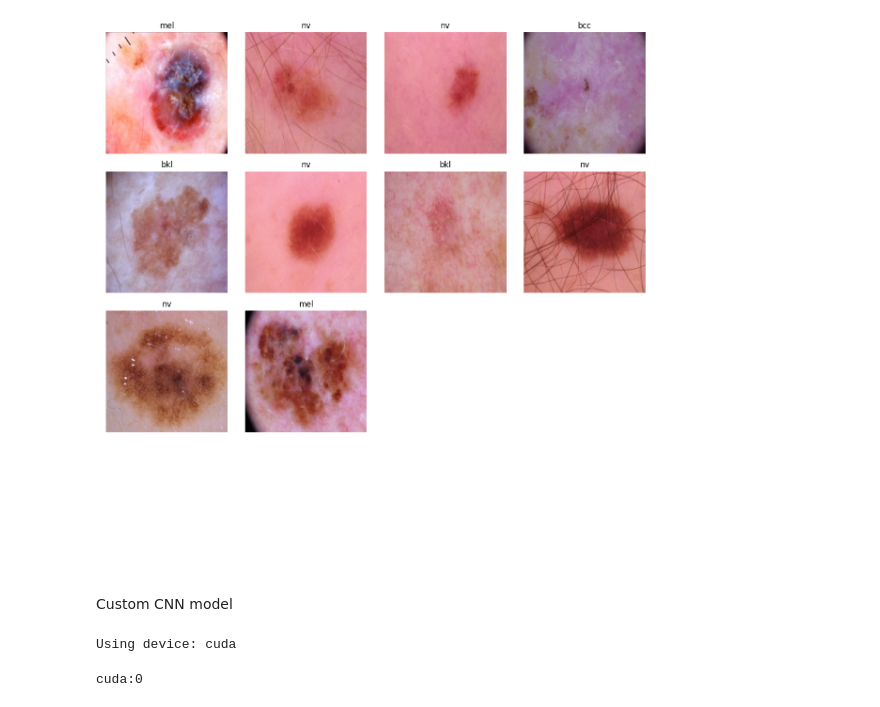
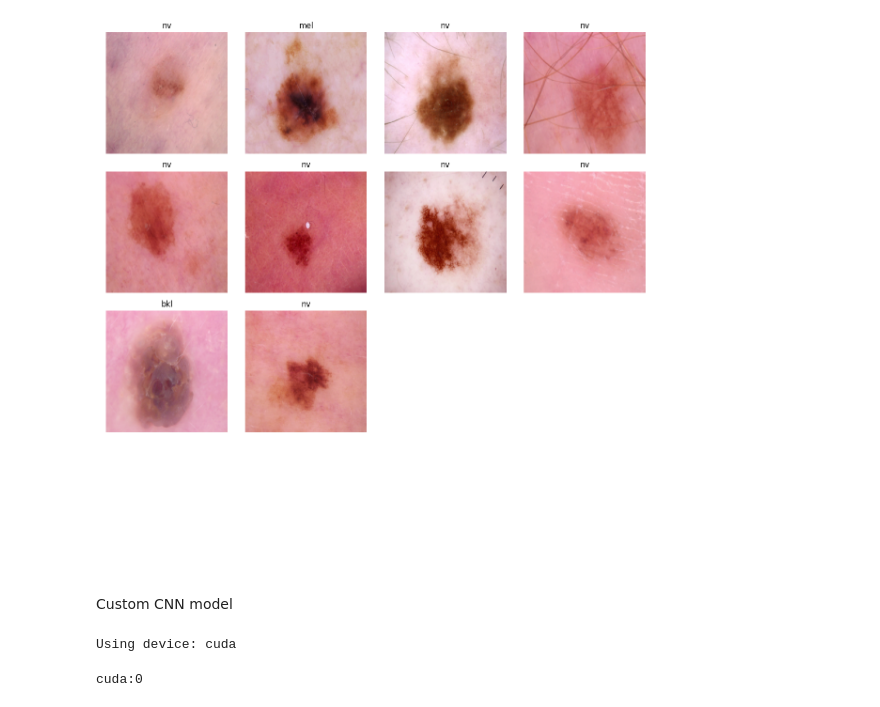
Before and after one commit to hajuri07/Pytorch-Skin-Diseases-classification, a Jupyter notebook: Notebook.ipynb, the cells around one changed output. Drawn from its saved outputs; the diff is of its cells as text; code cells hidden in the pictures.

```diff
--- a/Notebook.ipynb
+++ b/Notebook.ipynb
@@ -52,44 +56,39 @@ train_size = int(0.8 * len(full_dataset))
 # int(0.8 * 10015) = int(8012.0) = 8012
 test_size = len(full_dataset) - train_size
 # 10015 - 8012 = 2003
-# %%
-fig,axes  =  plt.subplots(figsize = (10,10))
-
-fig.subtitle("Images")
-
-for i , ax in enuma
 # %%
 train_data, test_data = random_split(full_dataset, [train_size, test_size])
 
 train_dataloader = DataLoader(train_data, batch_size=16, shuffle=True)
 test_dataloader = DataLoader(test_data, batch_size=16, shuffle=False)
-# %%
-import random
-
-# Randomly sample 16 images from the dataset, undo the normalization for display,
-# and plot them in a 4x4 grid with class labels as titles.
-def unnormalize_image(tensor_img):
-    mean = torch.tensor([0.485, 0.456, 0.406], dtype=tensor_img.dtype, device=tensor_img.device)
-    std = torch.tensor([0.229, 0.224, 0.225], dtype=tensor_img.dtype, device=tensor_img.device)
-    img = tensor_img * std[:, None, None] + mean[:, None, None]
-    return img.clamp(0, 1)
-
-random_indices = random.sample(range(len(full_dataset)), 16)
-
-fig, axes = plt.subplots(4, 4, figsize=(12, 12))
-fig.suptitle("Random 16 images from HAM10000", fontsize=16)
-
-for ax, idx in zip(axes.flatten(), random_indices):
-    img, label = full_dataset[idx]
-    img = unnormalize_image(img)
-    ax.imshow(img.permute(1, 2, 0).cpu().numpy())
-    ax.set_title(CLASS_NAMES[label.item()], fontsize=8)
-    ax.axis("off")
-
-plt.tight_layout(rect=[0, 0, 1, 0.96])
-plt.show()
-# %% [output]
-[figure, removed]
+# %%
+# Get 10 random samples from train_data
+indices = torch.randperm(len(train_data))[:10]
+random_samples = [train_data[i] for i in indices]
+
+# Create a 4x4 grid (we'll use first 10 images, leaving 6 empty)
+fig, axes = plt.subplots(4, 4, figsize=(12, 12))
+axes = axes.flatten()
+
+# Plot the images
+for idx, (image, label) in enumerate(random_samples):
+    # Denormalize the image for display
+    image = image.permute(1, 2, 0)
+    image = image * torch.tensor([0.229, 0.224, 0.225]) + torch.tensor([0.485, 0.456, 0.406])
+    image = torch.clamp(image, 0, 1)
+
+    axes[idx].imshow(image)
+    axes[idx].set_title(CLASS_NAMES[label])
+    axes[idx].axis('off')
+
+# Hide remaining subplots
+for idx in range(len(random_samples), 16):
+    axes[idx].axis('off')
+
+plt.tight_layout()
+plt.show()
+# %% [output]
+[figure, added]
 # %% [markdown]
 Custom CNN model
 # %%
@@ -124,10 +123,11 @@ class cnnModel(nn.Module):
         x = self.features(x)
         x = self.classification(x)
         return x
-device = torch.device('cuda' if torch.cuda.is_available() else 'cpu')
-print(f"Using device: {device}")
-# %% [output]
-Using device: cuda
+# %%
+device = torch.device('cuda' if torch.cuda.is_available() else 'cpu')
+print(f"Using device: {device}")
+# %% [output]
+Using device: cuda
 # %%
 model = cnnModel(num_classes=7).to(device)
 # %%
```
Also changed, not shown: parts of 19 cells of this notebook.
